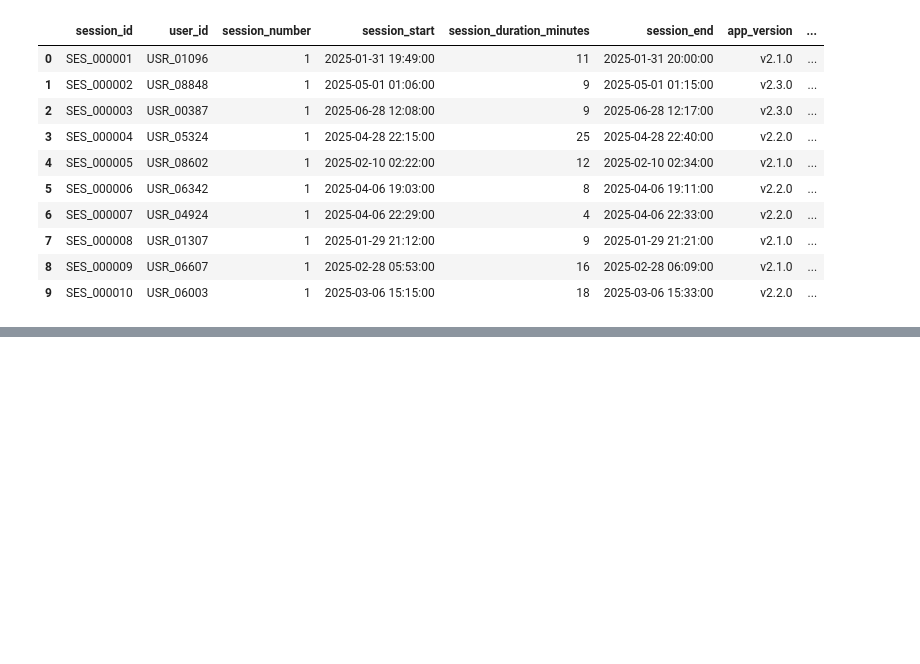
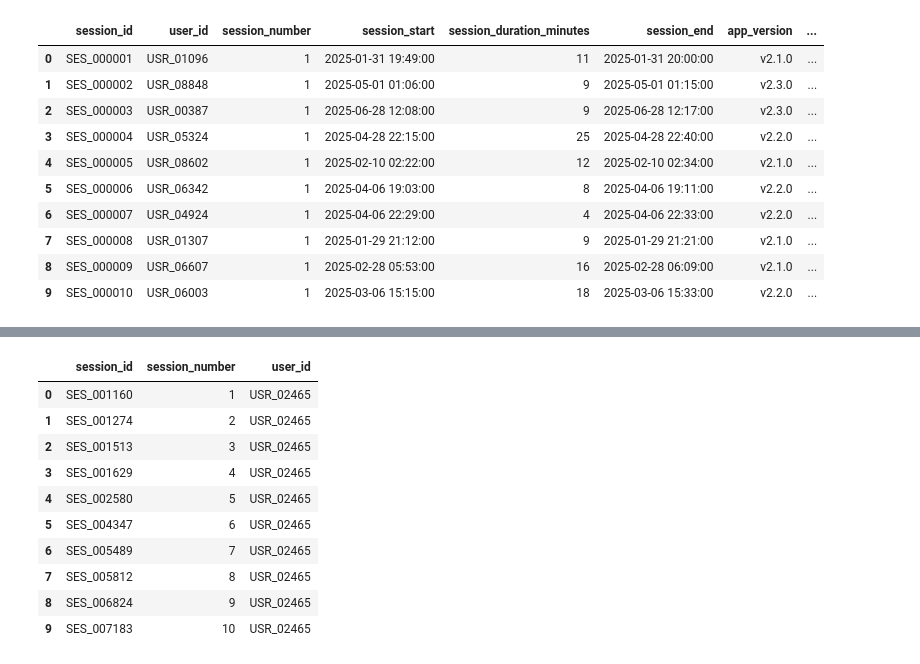
Before and after one commit to vishva0710/ai-chatbot-user-retention-analysis, a Jupyter notebook: AI_Chatbot_User_Retention_Analysis.ipynb, the cells around one changed output, grey strips where cells are left out. Cells and saved outputs as stored; diff of their text form; code cells hidden in the pictures; blank space fills up the shorter version.

Commit message:
finding max value of users

```diff
--- a/AI_Chatbot_User_Retention_Analysis.ipynb
+++ b/AI_Chatbot_User_Retention_Analysis.ipynb
@@ -580,0 +594,15 @@ pd.read_sql(query, engin)
+# %%
+query="select session_id,session_number, user_id from sec_date where user_id ='USR_02465' limit 10 "
+pd.read_sql(query,engin)
+# %% [output]
+|  | session_id | session_number | user_id |
+| 0 | SES_001160 | 1 | USR_02465 |
+| 1 | SES_001274 | 2 | USR_02465 |
+| 2 | SES_001513 | 3 | USR_02465 |
+| 3 | SES_001629 | 4 | USR_02465 |
+| 4 | SES_002580 | 5 | USR_02465 |
+| 5 | SES_004347 | 6 | USR_02465 |
+| 6 | SES_005489 | 7 | USR_02465 |
+| 7 | SES_005812 | 8 | USR_02465 |
+| 8 | SES_006824 | 9 | USR_02465 |
+| 9 | SES_007183 | 10 | USR_02465 |
```
Also changed, not shown: parts of 10 cells of this notebook.
